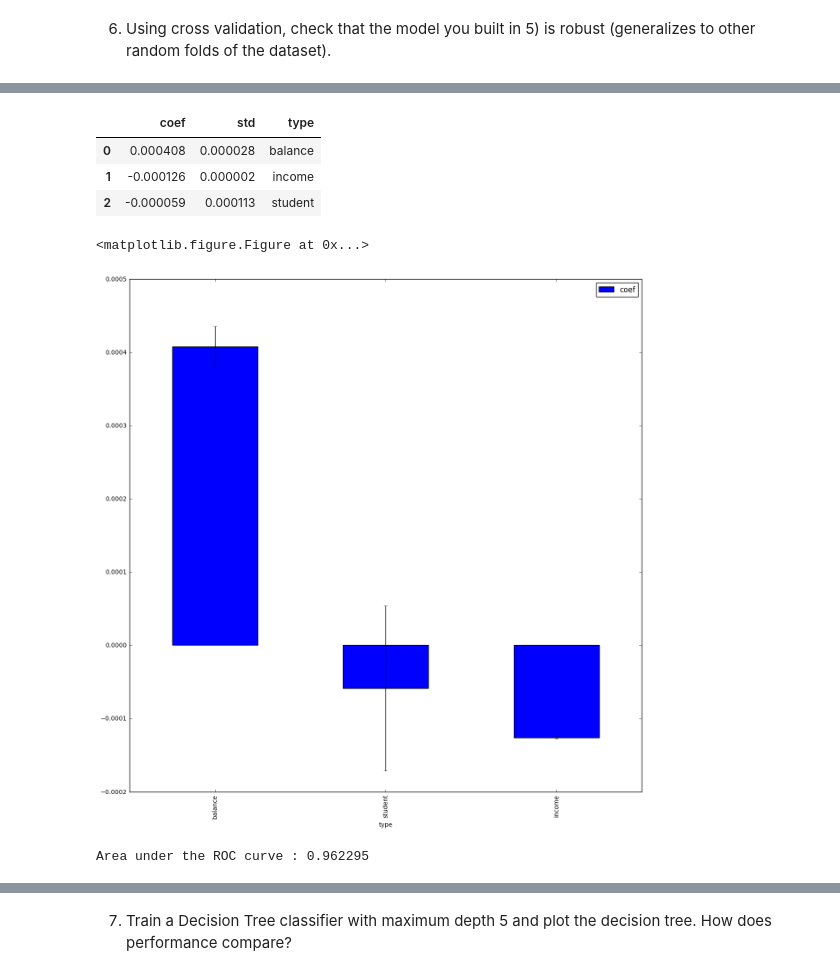
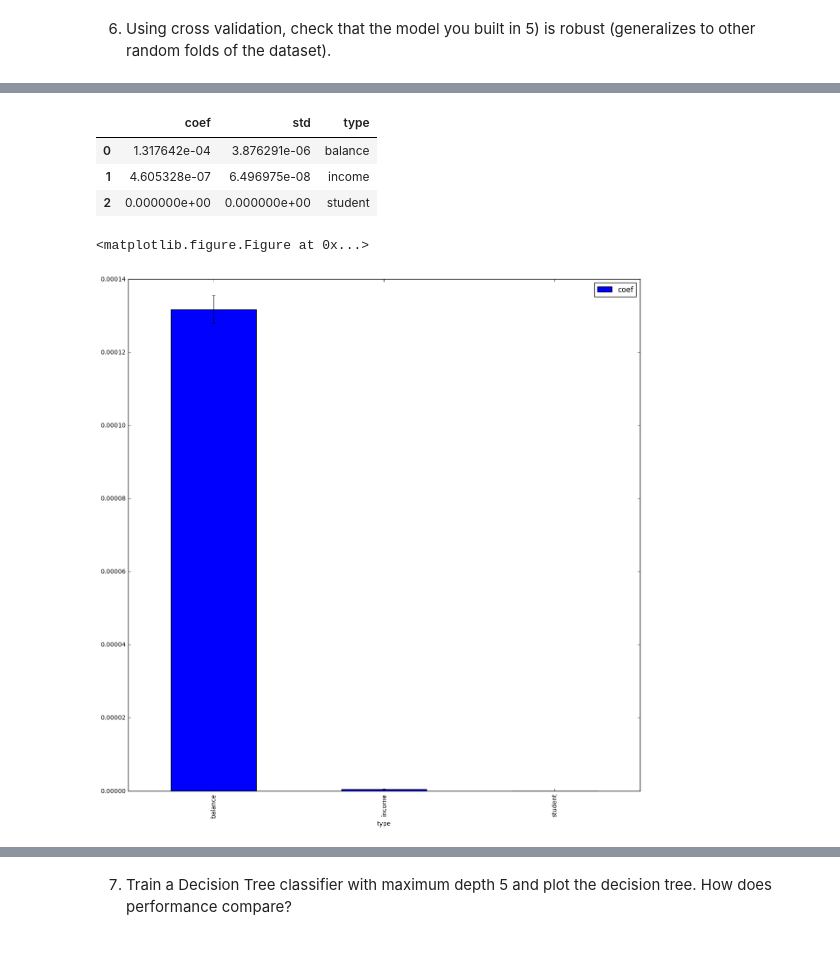
Before and after one commit to Columbia-Intro-Data-Science/python-introduction-LingxiangYu, a Jupyter notebook: LY2305_HW3.ipynb, the cells around one changed output, grey strips where cells are left out. Cells and saved outputs as stored; diff of their text form; code cells hidden in the pictures.

```diff
--- a/LY2305_HW3.ipynb
+++ b/LY2305_HW3.ipynb
@@ -310,9 +288,18 @@ def run_cv_coeffs(X,y,clf_class,**kwargs):
         # Initialize a classifier with key word arguments
         clf = clf_class(**kwargs)
         clf.fit(X_train,y_train)
-        y_pred[test_index] = clf.predict(X_test)
+        #y_pred[test_index] = clf.predict(X_test)
         #print clf.coef_[0]
         coeffs.append(clf.coef_)
     return coeffs
 
-coeffs=run_cv_coeffs(X4,y4,LogisticRegression,C=1.0,penalty='l2')
+#scaler = preprocessing.StandardScaler()
+#X4_scaled = X4.as_matrix().astype(np.float)
+#X_scaled = scaler.fit_transform(X)
+#X4_scaled2 = scaler.fit_transform(X4_scaled)
+
+
+coeffsT = run_cv_coeffs(X4, y4, Lasso, alpha=best_alpha_Ridge)
+# %%
+coeffsT = pd.DataFrame(coeffsT)
+coeffsT
@@ -319,45 +313,25 @@ coeffs=run_cv_coeffs(X4,y4,LogisticRegression,C=1.0,penalty='l2')
 # %%
 def get_coeffs(coeffs):
-    coeffs_avgd = [(coeffs[0][0][i] + coeffs[1][0][i] + coeffs[2][0][i] + coeffs[3][0][i] + coeffs[4][0][i])/5 for i in range(0,len(X4.columns))]
-    coeffs_std = [np.std([coeffs[0][0][i],coeffs[1][0][i],coeffs[2][0][i],coeffs[3][0][i],coeffs[4][0][i]]) for i in range(0,len(X4.columns))]
+    coeffs_avgd = [sum(coeffs[:][i])/5 for i in range(0,3)]
+    coeffs_std = [np.std([coeffs[:][i]]) for i in range(0,len(X4.columns))]
     return coeffs_avgd, coeffs_std
-coeffs_avg,coeffs_std=get_coeffs(coeffs)
+coeffsT_avg,coeffsT_std=get_coeffs(coeffsT)
 # %%
-dfCoeffs = pd.DataFrame({'type':X4.columns.values, 'coef':coeffs_avg, 'std':coeffs_std})
-dfCoeffs
+dfCoeffsT = pd.DataFrame({'type':X4.columns.values, 'coef':coeffsT_avg, 'std':coeffsT_std})
+dfCoeffsT
 # %% [output]
 |  | coef | std | type |
-| 0 | 0.000408 | 0.000028 | balance |
-| 1 | -0.000126 | 0.000002 | income |
-| 2 | -0.000059 | 0.000113 | student |
+| 0 | 1.317642e-04 | 3.876291e-06 | balance |
+| 1 | 4.605328e-07 | 6.496975e-08 | income |
+| 2 | 0.000000e+00 | 0.000000e+00 | student |
 # %%
 plt.figure(figsize=(15,15))
 
-dfCoeffs_sorted = dfCoeffs.sort(['coef'])[::-1]
-yerr_vals = dfCoeffs_sorted['std'].values
+dfCoeffsT_sorted = dfCoeffsT.sort(['coef'])[::-1]
+yerr_valsT = dfCoeffsT_sorted['std'].values
 
-dfCoeffs_sorted.plot(x='type',y='coef',kind='bar',yerr=yerr_vals,figsize=(15,15))
+dfCoeffsT_sorted.plot(x='type',y='coef',kind='bar',yerr=yerr_valsT,figsize=(15,15))
 plt.show()
 # %% [output]
 <matplotlib.figure.Figure at 0x...>
-[figure, old version]
+[figure, new version]
-# %%
-def generate_auc(X,y,clf_class,**kwargs):
-    random_state = np.random.RandomState(0)
-    X, y = shuffle(X, y, random_state=random_state)
-    n_samples, n_features = X.shape
-    half = int(n_samples/1.2)
-    X_train, X_test = X[:half], X[half:]
-    y_train, y_test = y[:half], y[half:]
-
-    classifier = clf_class(**kwargs)
-    probas_ = classifier.fit(X_train, y_train).predict_proba(X_test)
-
-    fpr, tpr, thresholds = roc_curve(y_test, probas_[:, 1])
-    roc_auc = auc(fpr, tpr)
-    print "Area under the ROC curve : %f"% roc_auc
-    return fpr, tpr, roc_auc, thresholds
-
-fpr,tpr,roc_auc, thresholds = generate_auc(X4,y4,LogisticRegression,C=0.1,penalty='l1')
-# %% [output]
-Area under the ROC curve : 0.962295
```
Also changed, not shown: parts of 19 cells of this notebook.
